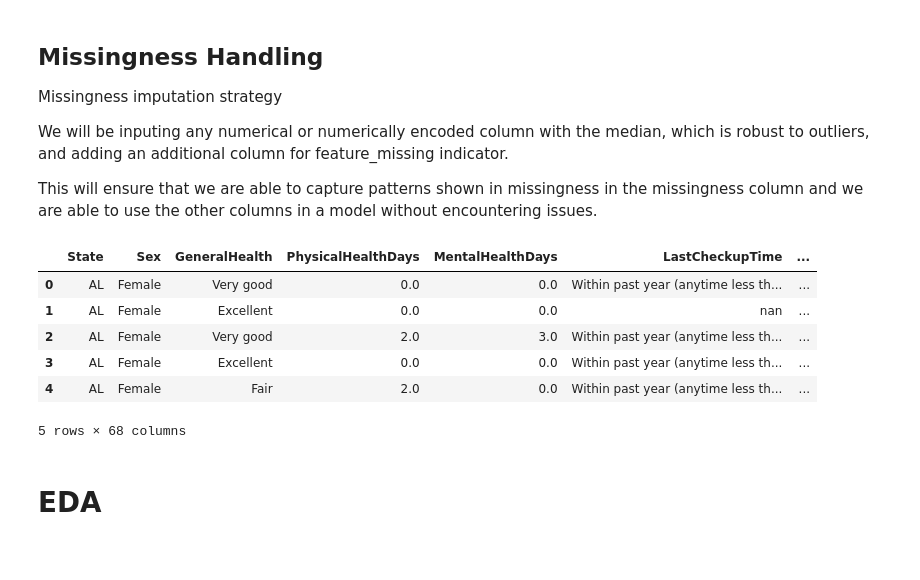
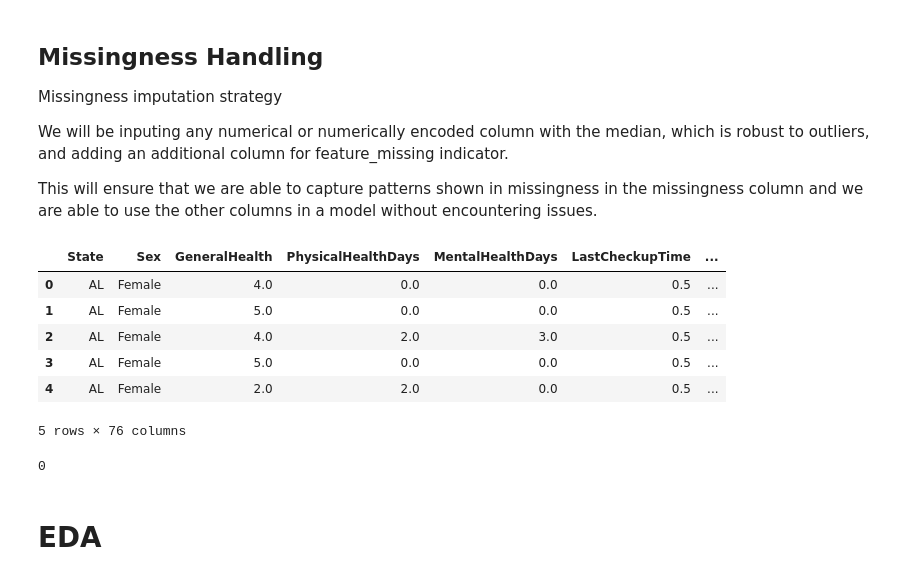
Before and after one commit to gracegmc/HeartDiseaseRiskPredictor, a Jupyter notebook: notebook_grace.ipynb, the cells around one changed output. Cells and saved outputs as stored; diff of their text form; code cells hidden in the pictures.

Commit message:
fixed data cleaning, imputing pipeline

```diff
--- a/notebook_grace.ipynb
+++ b/notebook_grace.ipynb
@@ -305,20 +317,25 @@ def handle_missing(df):
 # %%
 # load dataset and clean
 data = pd.read_csv('data/heart_2022_with_nans.csv')
 data = data.dropna(subset=['HadHeartAttack']) # dropping all rows where target variable is missing
 data = correcting_df_types(data)
-data_mapped = mapping_categories(data)
-data_mapped = mapping_states_regions(data)
-data_imputed = handle_missing(data_mapped)
+data_states_mapped = mapping_states_regions(data)
+data_ord_mapped = mapping_categories(data_states_mapped)
+data_imputed = handle_missing(data_ord_mapped)
 data_imputed.head(5)
 # %% [output]
 |  | State | Sex | GeneralHealth | PhysicalHealthDays | MentalHealthDays | LastCheckupTime | ... |
-| 0 | AL | Female | Very good | 0.0 | 0.0 | Within past year (anytime less th... | ... |
-| 1 | AL | Female | Excellent | 0.0 | 0.0 | nan | ... |
-| 2 | AL | Female | Very good | 2.0 | 3.0 | Within past year (anytime less th... | ... |
-| 3 | AL | Female | Excellent | 0.0 | 0.0 | Within past year (anytime less th... | ... |
-| 4 | AL | Female | Fair | 2.0 | 0.0 | Within past year (anytime less th... | ... |
+| 0 | AL | Female | 4.0 | 0.0 | 0.0 | 0.5 | ... |
+| 1 | AL | Female | 5.0 | 0.0 | 0.0 | 0.5 | ... |
+| 2 | AL | Female | 4.0 | 2.0 | 3.0 | 0.5 | ... |
+| 3 | AL | Female | 5.0 | 0.0 | 0.0 | 0.5 | ... |
+| 4 | AL | Female | 2.0 | 2.0 | 0.0 | 0.5 | ... |
-5 rows × 68 columns
+5 rows × 76 columns
+# %%
+data_imputed.isna().sum().sum()
+# should be zero
+# %% [output]
+0
 # %% [markdown]
 # EDA
 # %%
```
Also changed, not shown: parts of 19 cells of this notebook.
